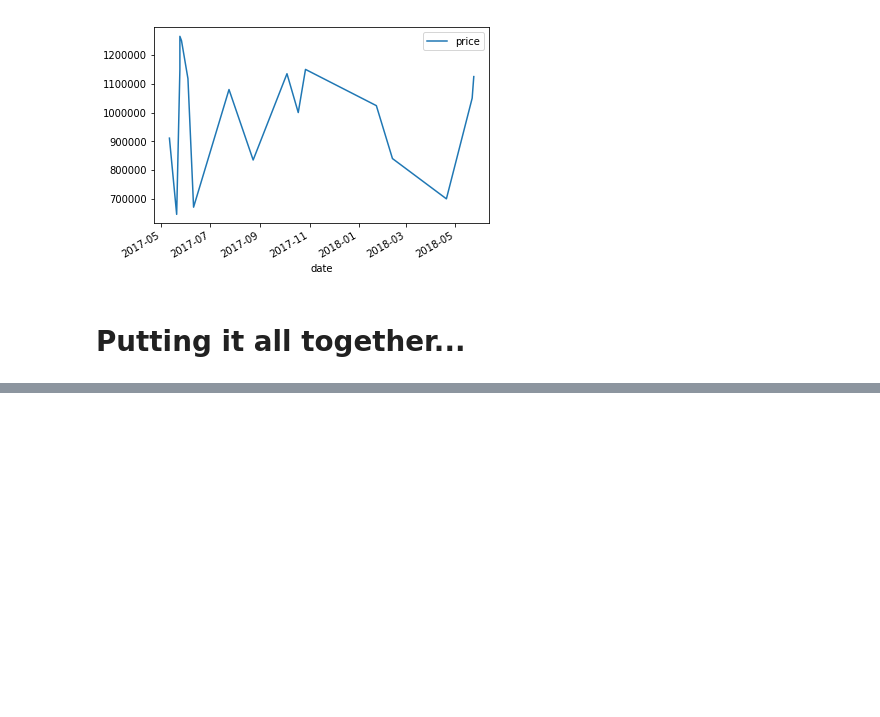
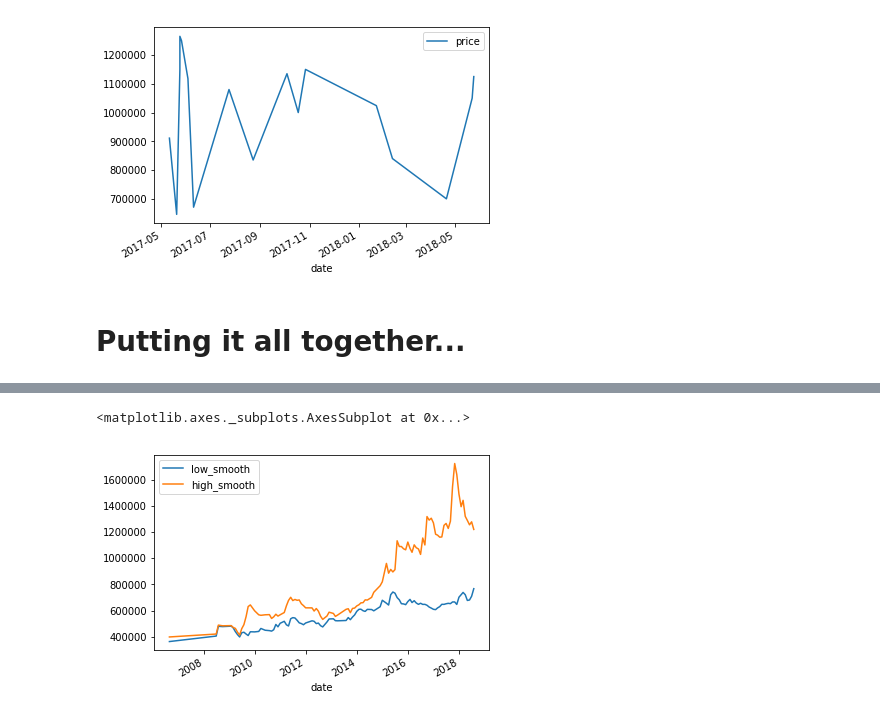
Before and after one commit to nevhan/imc-stem, a Jupyter notebook: notebooks/realestate-example.ipynb, the cells around one changed output, grey strips where cells are left out. Drawn from its saved outputs; the diff is of its cells as text; code cells hidden in the pictures; blank space fills up the shorter version.

```diff
--- a/notebooks/realestate-example.ipynb
+++ b/notebooks/realestate-example.ipynb
@@ -207,0 +285,8 @@ results.sort_values(by=['date']).plot(x='date',y='price')
+# %%
+hl = 3
+ohlc['low_smooth'] = ohlc.low.ewm(halflife=hl).mean()
+ohlc['high_smooth'] = ohlc.high.ewm(halflife=hl).mean()
+ohlc.plot(y=['low_smooth', 'high_smooth'])
+# %% [output]
+<matplotlib.axes._subplots.AxesSubplot at 0x...>
+[figure, added]
```
Also changed, not shown: parts of 10 cells of this notebook.
